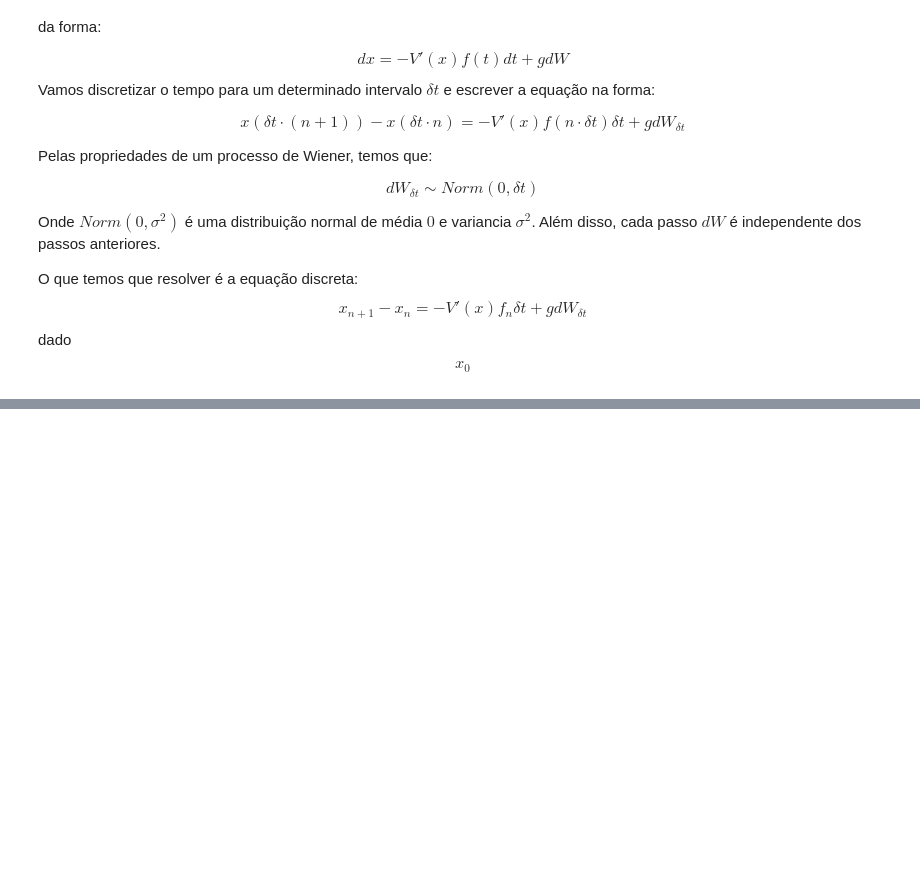
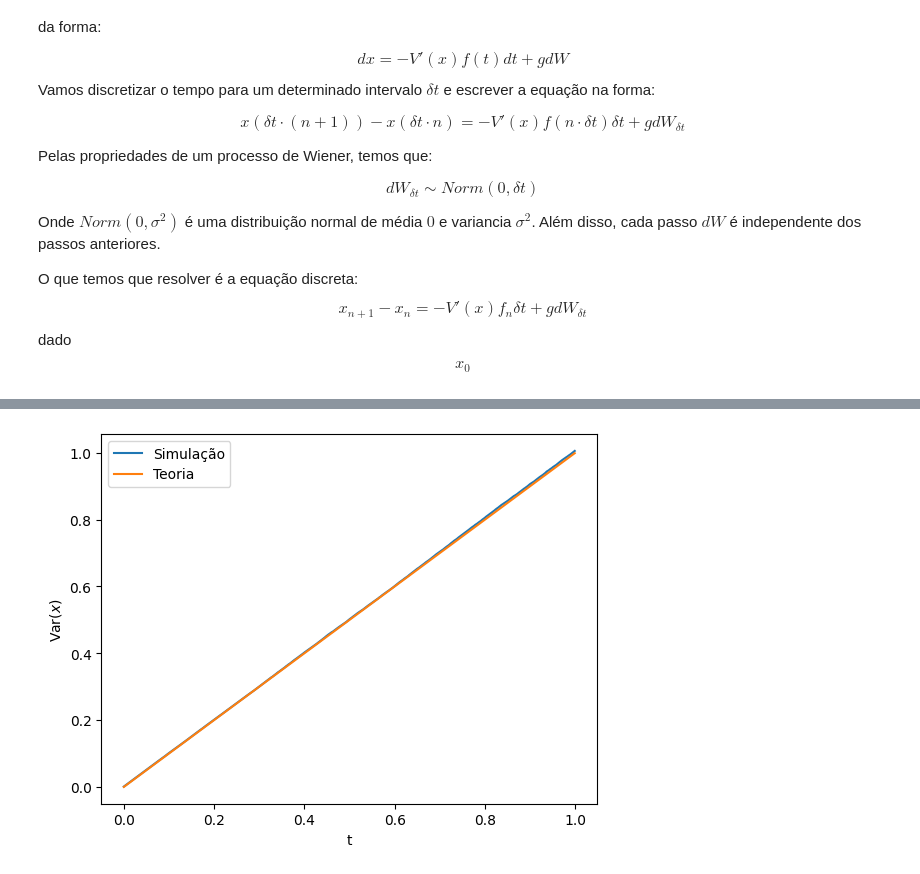
Before and after one commit to C4rl-LP/Trabalho-de-Mec-nica-Estat-stica-, a Jupyter notebook: teste_básico.ipynb, the cells around one changed output, grey strips where cells are left out. Cells and saved outputs as stored; diff of their text form; code cells hidden in the pictures; blank space fills up the shorter version.

```diff
--- a/teste_básico.ipynb
+++ b/teste_básico.ipynb
@@ -66,0 +207,10 @@ class langevin:
+# %%
+plt.plot(times, var, label="Simulação")
+plt.plot(times, sim.g**2 * times, label="Teoria")
+
+plt.xlabel("t")
+plt.ylabel(r"$\mathrm{Var}(x)$")
+plt.legend()
+plt.show()
+# %% [output]
+[figure, added]
```
Also changed, not shown: parts of 8 cells of this notebook, 2 other files.
